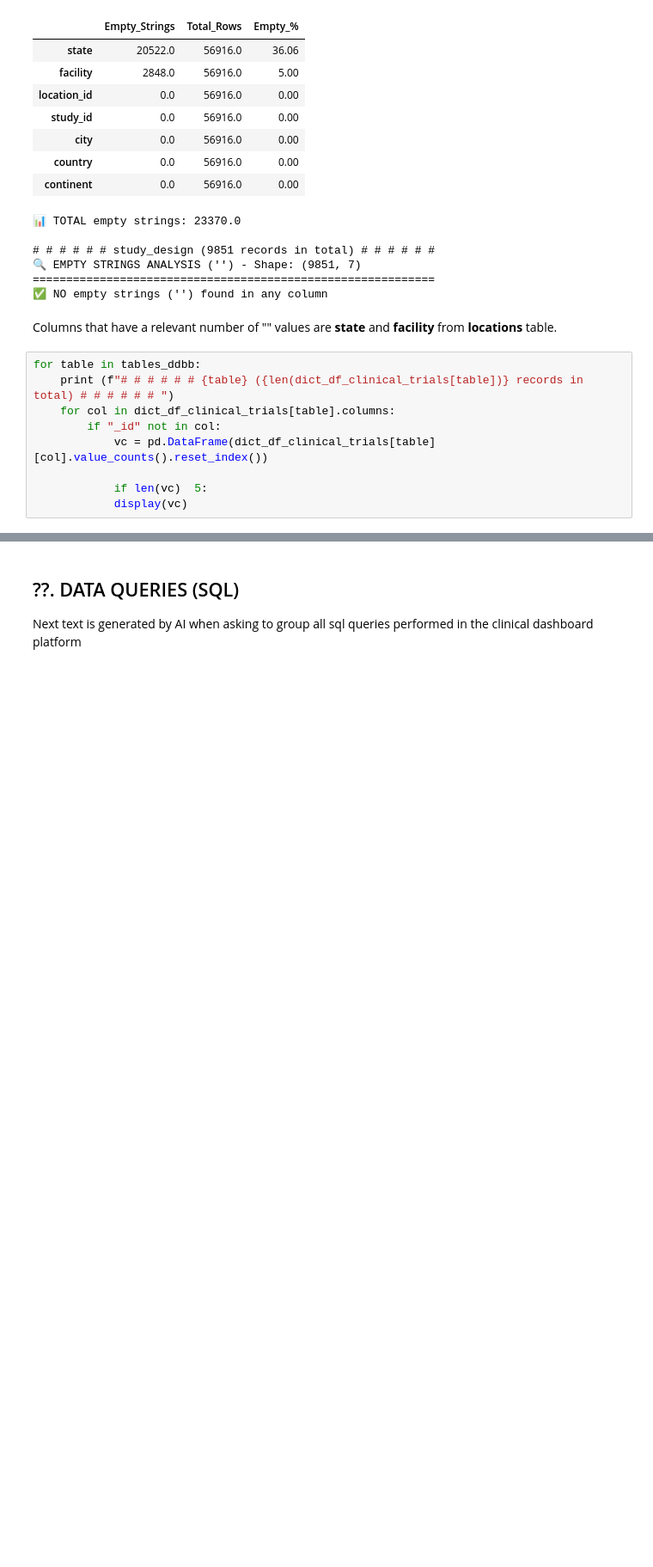
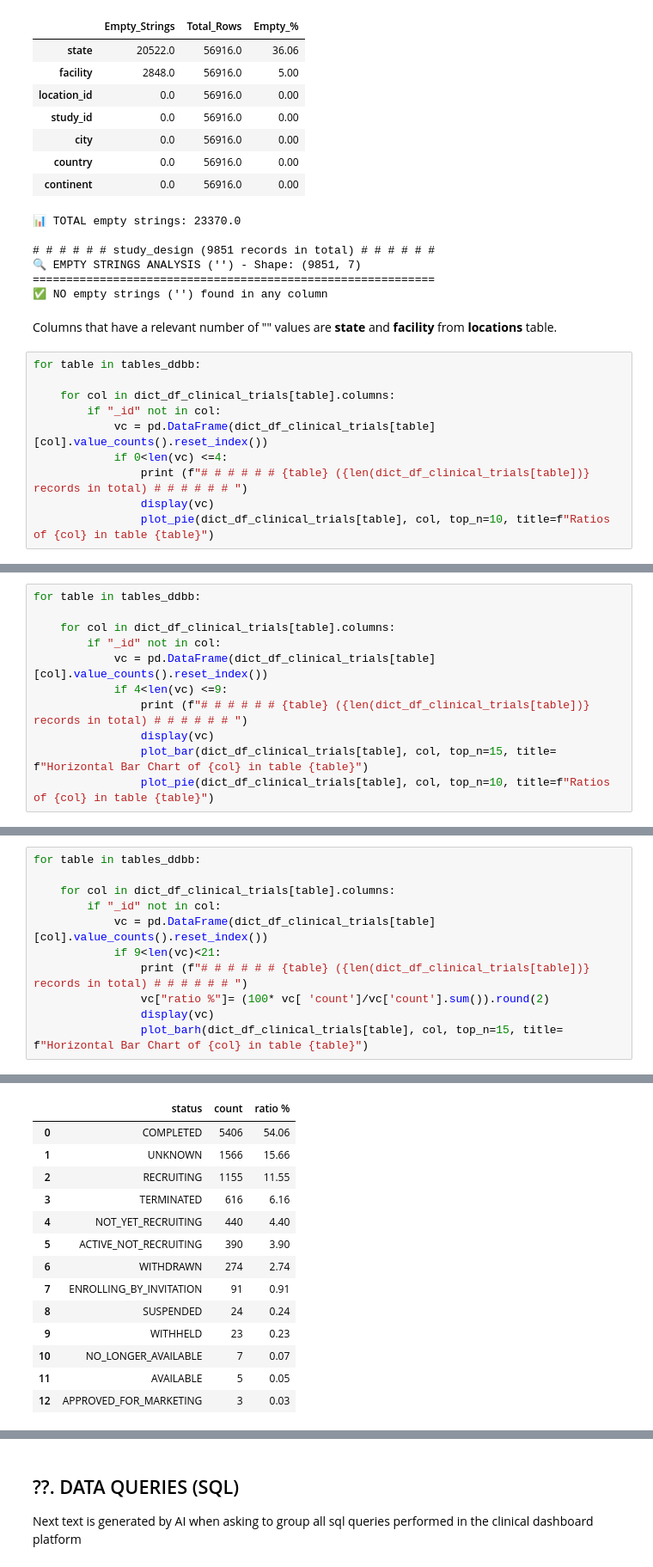
Before and after one commit to MarcHumet/Clinical-Trial-Analytics-Dashboard, a Jupyter notebook: CLINICAL_TRIAL_ANALYTICAL_EDA.ipynb, the cells around one changed output, grey strips where cells are left out. Shown at 86% size. Cells and saved outputs as stored; diff of their text form; blank space fills up the shorter version.

```diff
--- a/CLINICAL_TRIAL_ANALYTICAL_EDA.ipynb
+++ b/CLINICAL_TRIAL_ANALYTICAL_EDA.ipynb
@@ -745,10 +881,11 @@ for table in tables_ddbb:
 Columns that have a relevant number of "" values are **state** and **facility** from **locations** table.
 # %%
 for table in tables_ddbb:
-    print (f"# # # # # # {table} ({len(dict_df_clinical_trials[table])} records in total) # # # # # # ")
+
     for col in dict_df_clinical_trials[table].columns:
         if "_id" not in col:
             vc = pd.DataFrame(dict_df_clinical_trials[table][col].value_counts().reset_index())
-
-            if len(vc)  5:
-            display(vc)
+            if 0<len(vc) <=4:
+                print (f"# # # # # # {table} ({len(dict_df_clinical_trials[table])} records in total) # # # # # # ")
+                display(vc)
+                plot_pie(dict_df_clinical_trials[table], col, top_n=10, title=f"Ratios of {col} in table {table}")
@@ -754,0 +978,11 @@ for table in tables_ddbb:
+# %%
+for table in tables_ddbb:
+
+    for col in dict_df_clinical_trials[table].columns:
+        if "_id" not in col:
+            vc = pd.DataFrame(dict_df_clinical_trials[table][col].value_counts().reset_index())
+            if 4<len(vc) <=9:
+                print (f"# # # # # # {table} ({len(dict_df_clinical_trials[table])} records in total) # # # # # # ")
+                display(vc)
+                plot_bar(dict_df_clinical_trials[table], col, top_n=15, title= f"Horizontal Bar Chart of {col} in table {table}")
+                plot_pie(dict_df_clinical_trials[table], col, top_n=10, title=f"Ratios of {col} in table {table}")
@@ -754,0 +1066,12 @@ for table in tables_ddbb:
+# %%
+for table in tables_ddbb:
+
+    for col in dict_df_clinical_trials[table].columns:
+        if "_id" not in col:
+            vc = pd.DataFrame(dict_df_clinical_trials[table][col].value_counts().reset_index())
+            if 9<len(vc)<21:
+                print (f"# # # # # # {table} ({len(dict_df_clinical_trials[table])} records in total) # # # # # # ")
+                vc["ratio %"]= (100* vc[ 'count']/vc['count'].sum()).round(2)
+                display(vc)
+                plot_barh(dict_df_clinical_trials[table], col, top_n=15, title= f"Horizontal Bar Chart of {col} in table {table}")
+# %% [output]
@@ -754,0 +1079,14 @@ for table in tables_ddbb:
+|  | status | count | ratio % |
+| 0 | COMPLETED | 5406 | 54.06 |
+| 1 | UNKNOWN | 1566 | 15.66 |
+| 2 | RECRUITING | 1155 | 11.55 |
+| 3 | TERMINATED | 616 | 6.16 |
+| 4 | NOT_YET_RECRUITING | 440 | 4.40 |
+| 5 | ACTIVE_NOT_RECRUITING | 390 | 3.90 |
+| 6 | WITHDRAWN | 274 | 2.74 |
+| 7 | ENROLLING_BY_INVITATION | 91 | 0.91 |
+| 8 | SUSPENDED | 24 | 0.24 |
+| 9 | WITHHELD | 23 | 0.23 |
+| 10 | NO_LONGER_AVAILABLE | 7 | 0.07 |
+| 11 | AVAILABLE | 5 | 0.05 |
+| 12 | APPROVED_FOR_MARKETING | 3 | 0.03 |
```
Also changed, not shown: parts of 36 cells of this notebook.
